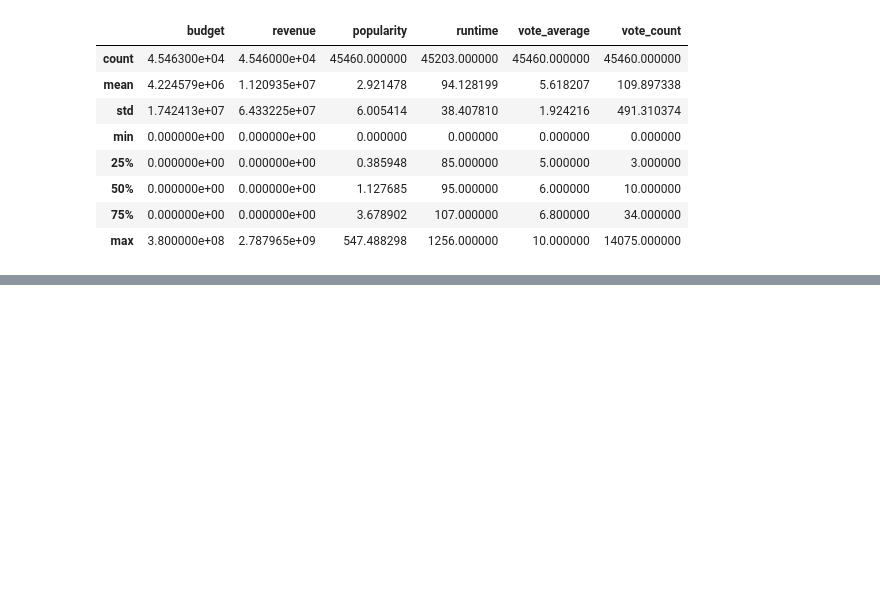
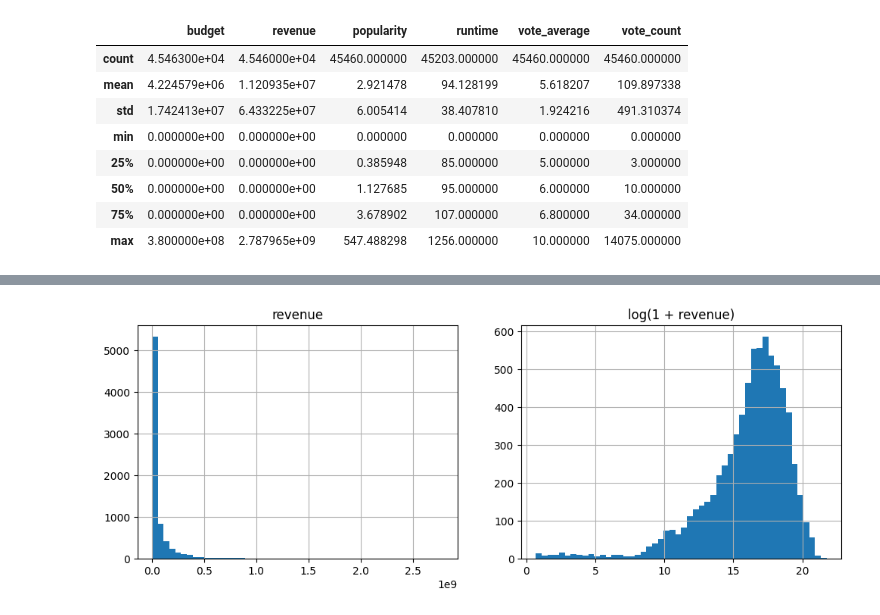
Before and after one commit to QuentinMourier/AAA_ml_project, a Jupyter notebook: movies_model.ipynb, the cells around one changed output, grey strips where cells are left out. Drawn from its saved outputs; the diff is of its cells as text; code cells hidden in the pictures; blank space fills up the shorter version.

```diff
--- a/movies_model.ipynb
+++ b/movies_model.ipynb
@@ -92,0 +97,5 @@ movies[["budget", "revenue", "popularity", "runtime", "vote_average", "vote_coun
+# %%
+df = movies[movies["revenue"] > 0].copy()
+df["log_revenue"] = np.log1p(df["revenue"])
+print(df.shape)
+df["revenue"].describe()
@@ -92,0 +114,9 @@ movies[["budget", "revenue", "popularity", "runtime", "vote_average", "vote_coun
+# %%
+fig, axes = plt.subplots(1, 2, figsize=(12, 4))
+df["revenue"].hist(bins=50, ax=axes[0])
+axes[0].set_title("revenue")
+df["log_revenue"].hist(bins=50, ax=axes[1])
+axes[1].set_title("log(1 + revenue)")
+plt.show()
+# %% [output]
+[figure, added]
```
Also changed, not shown: parts of 3 cells of this notebook.
